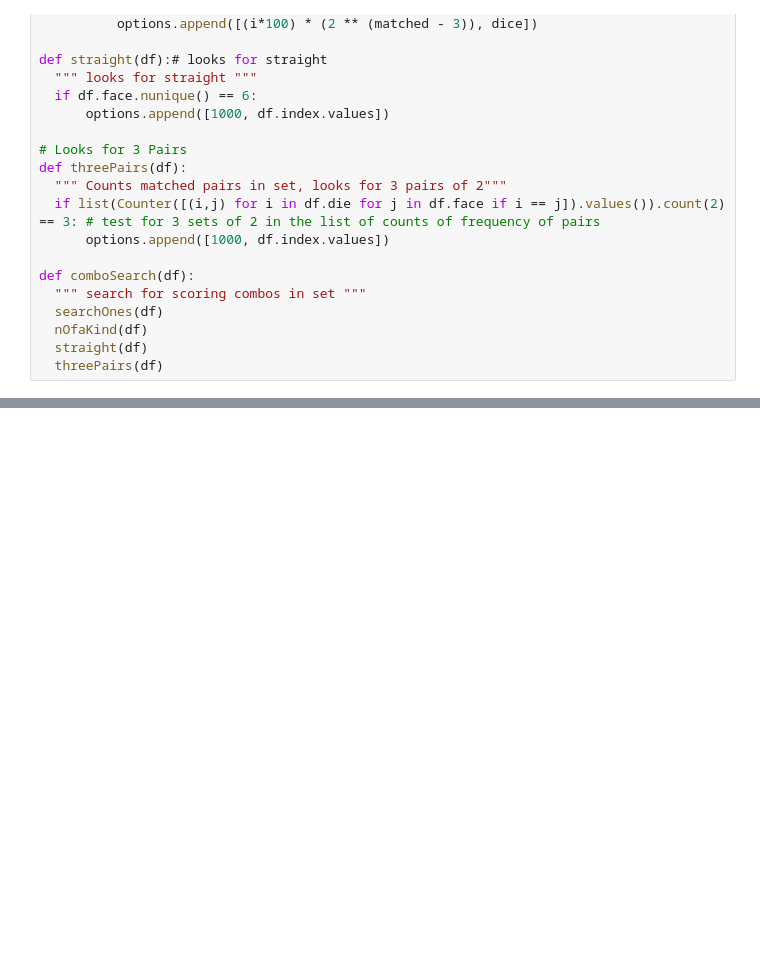
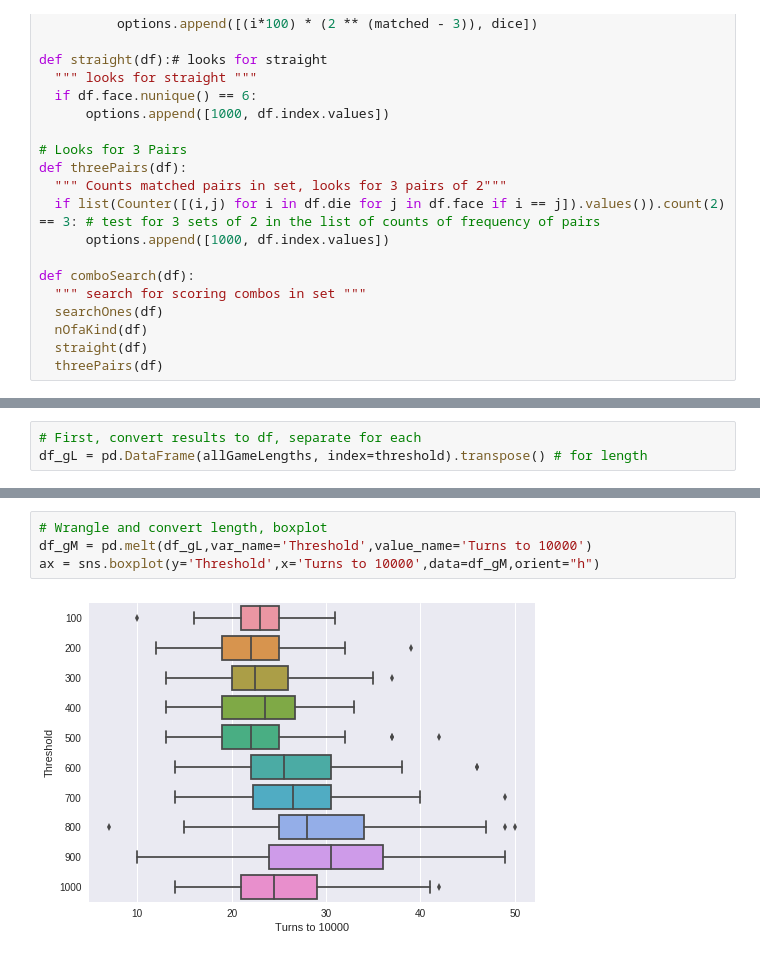
Before and after one commit to jimmyjamesarnold/10000-dice-game-simulator-and-stats, a Jupyter notebook: 10k_game_stats.ipynb, the cells around one changed output, grey strips where cells are left out. Drawn from its saved outputs; the diff is of its cells as text; blank space fills up the shorter version.

```diff
--- a/10k_game_stats.ipynb
+++ b/10k_game_stats.ipynb
@@ -206,0 +124,3 @@ plt.show()
+# %%
+# First, convert results to df, separate for each
+df_gL = pd.DataFrame(allGameLengths, index=threshold).transpose() # for length
@@ -206,0 +134,6 @@ plt.show()
+# %%
+# Wrangle and convert length, boxplot
+df_gM = pd.melt(df_gL,var_name='Threshold',value_name='Turns to 10000')
+ax = sns.boxplot(y='Threshold',x='Turns to 10000',data=df_gM,orient="h")
+# %% [output]
+[figure, added]
```
Also changed, not shown: parts of 20 cells of this notebook.
